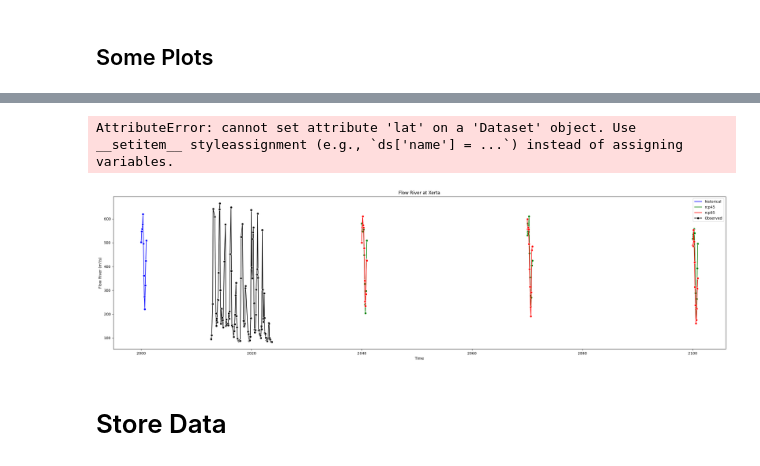
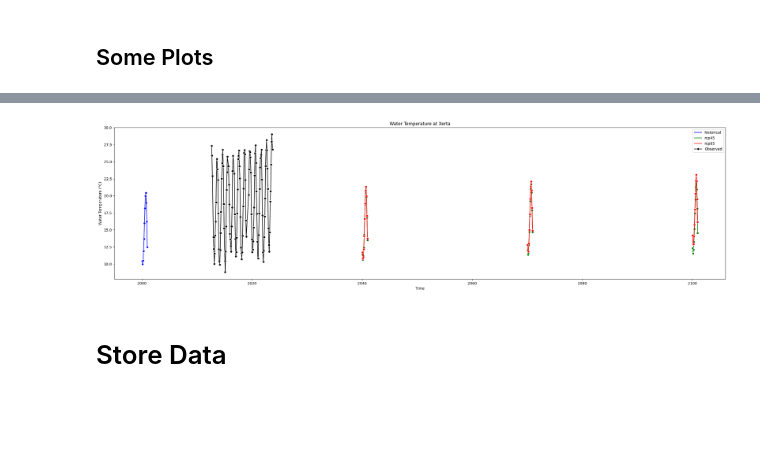
Before and after one commit to MassimilianoArca/climate-change, a Jupyter notebook: climate_change/projections/extraction.ipynb, the cells around one changed output, grey strips where cells are left out. Drawn from its saved outputs; the diff is of its cells as text; code cells hidden in the pictures; blank space fills up the shorter version.

Commit message:
Water Temperature interpolation

```diff
--- a/climate_change/projections/extraction.ipynb
+++ b/climate_change/projections/extraction.ipynb
@@ -976,8 +881,0 @@ water_rcp_45_df
-# %%
-temp_df = river_rcp_45_df[
-    (river_rcp_45_df["x"] == x_coord)
-    & (river_rcp_45_df["y"] == y_coord)
-]
-temp_df["label"] = "rcp45"
-
-water_xerta_df = pd.concat([water_xerta_df, temp_df])
@@ -995,8 +903,0 @@ river_rcp_85_df = river_rcp_85_df.reset_index()
-# %%
-temp_df = river_rcp_85_df[
-    (river_rcp_85_df["x"] == x_coord)
-    & (river_rcp_85_df["y"] == y_coord)
-]
-temp_df["label"] = "rcp85"
-
-water_xerta_df = pd.concat([water_xerta_df, temp_df])
@@ -1009,3 +904,10 @@ See the caveats in the documentation: https://pandas.pydata.org/pandas-docs/stab
+# %%
+water_rcp_85_df = pd.read_excel(os.path.join(water_temperature_folder, "RCP85.xlsx"))
+# create datetime from columns year and month
+water_rcp_85_df['DateTime'] = pd.to_datetime(water_rcp_85_df[['Year', 'Month']].assign(day=15))
+water_rcp_85_df['label'] = 'rcp85'
+# %%
+water_xerta_df = pd.concat([water_xerta_df, water_rcp_85_df])
 # %%
 water_xerta_df
 # %% [output]
@@ -1080,4 +928,0 @@ Lat
-# %%
-river_rcp_45_ds.lat = river_rcp_45_ds.lat
-# %% [output]
-AttributeError: cannot set attribute 'lat' on a 'Dataset' object. Use __setitem__ styleassignment (e.g., `ds['name'] = ...`) instead of assigning variables.
@@ -1112,42 +933,42 @@ colors = {
     "historical": "blue",
     "rcp45": "green",
     "rcp85": "red",
 }
 
 plt.figure(figsize=(30, 7.5))
 for label in water_xerta_df["label"].unique():
-    for year in water_xerta_df["time"].dt.year.unique():
+    for year in water_xerta_df["DateTime"].dt.year.unique():
         temp_df = water_xerta_df[
             (water_xerta_df["label"] == label)
-            & (water_xerta_df["time"].dt.year == year)
+            & (water_xerta_df["DateTime"].dt.year == year)
         ]
         sns.lineplot(
-            x=temp_df["time"],
-            y=temp_df["rdis_ymonmean"],
+            x=temp_df["DateTime"],
+            y=temp_df["Value"],
             color=colors[label],
             marker="o",
         )
 
     # set label
     plt.plot([], [], color=colors[label], label=label)
 
 sns.lineplot(
-    x=full_df[full_df["Flow River"] < 700]["DateTime"],
-    y=full_df[full_df["Flow River"] < 700]["Flow River"],
+    x=full_df['DateTime'],
+    y=full_df['Water Temperature'],
     color="black",
     marker="o",
     label="Observed",
 )
 
 plt.xlabel("Time")
-plt.ylabel("Flow River (m³/s)")
+plt.ylabel("Water Temperature (°C)")
 
-plt.title("Flow River at Xerta")
+plt.title("Water Temperature at Xerta")
 
 plt.legend()
 plt.show()
 # %% [output]
-[figure, old version]
+[figure, new version]
 # %% [markdown]
 # Store Data
 # %%
```
Also changed, not shown: parts of 40 cells of this notebook, 6 other files.
